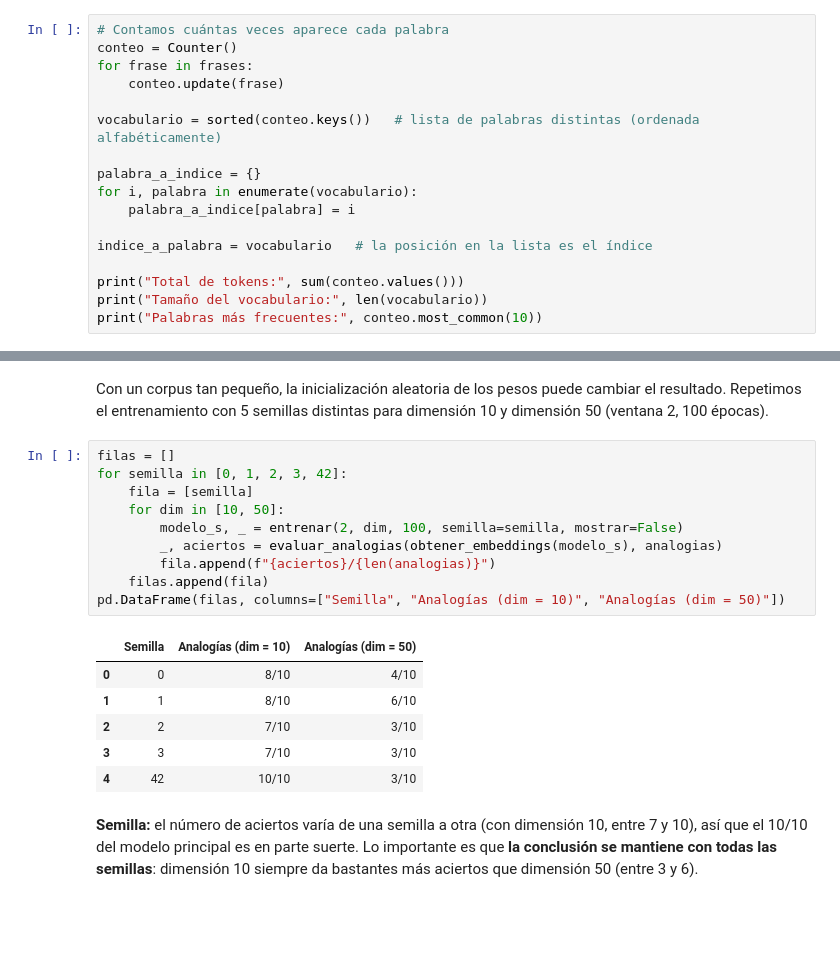
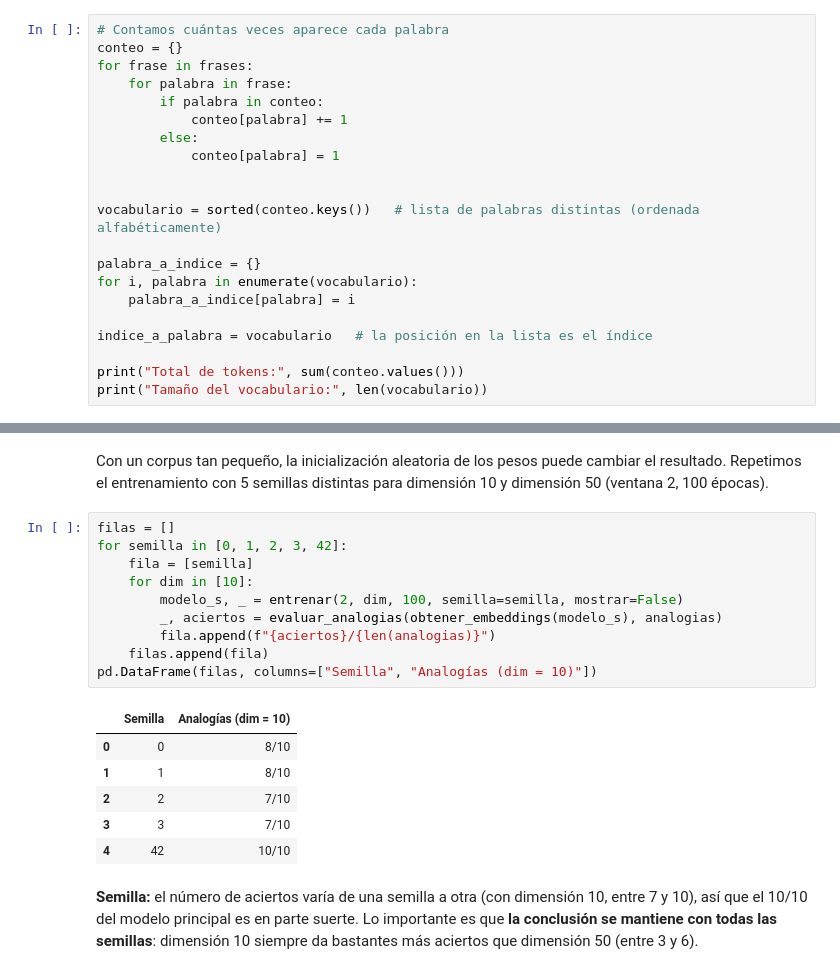
Before and after one commit to danirodriguezz/practica-word2vec-skipgram, a Jupyter notebook: practica_word2vec_skipgram.ipynb, the cells around one changed output, grey strips where cells are left out. Saved outputs shown, nothing was run; the diff lists cells and outputs as text; blank space fills up the shorter version.

```diff
--- a/practica_word2vec_skipgram.ipynb
+++ b/practica_word2vec_skipgram.ipynb
@@ -67,9 +67,14 @@ Necesitamos asignar a cada palabra un número (índice), porque la red trabaja c
 - `indice_a_palabra`: de número a palabra (para interpretar los resultados).
 # %%
 # Contamos cuántas veces aparece cada palabra
-conteo = Counter()
+conteo = {}
 for frase in frases:
-    conteo.update(frase)
+    for palabra in frase:
+        if palabra in conteo:
+            conteo[palabra] += 1
+        else:
+            conteo[palabra] = 1
+
 
 vocabulario = sorted(conteo.keys())   # lista de palabras distintas (ordenada alfabéticamente)
 
@@ -81,7 +86,6 @@ indice_a_palabra = vocabulario   # la posición en la lista es el índice
 
 print("Total de tokens:", sum(conteo.values()))
 print("Tamaño del vocabulario:", len(vocabulario))
-print("Palabras más frecuentes:", conteo.most_common(10))
 # %% [output]
 Total de tokens: 1148
 Tamaño del vocabulario: 356
@@ -537,20 +540,20 @@ entrenamiento con 5 semillas distintas para dimensión 10 y dimensión 50 (venta
 # %%
 filas = []
 for semilla in [0, 1, 2, 3, 42]:
     fila = [semilla]
-    for dim in [10, 50]:
+    for dim in [10]:
         modelo_s, _ = entrenar(2, dim, 100, semilla=semilla, mostrar=False)
         _, aciertos = evaluar_analogias(obtener_embeddings(modelo_s), analogias)
         fila.append(f"{aciertos}/{len(analogias)}")
     filas.append(fila)
-pd.DataFrame(filas, columns=["Semilla", "Analogías (dim = 10)", "Analogías (dim = 50)"])
+pd.DataFrame(filas, columns=["Semilla", "Analogías (dim = 10)"])
 # %% [output]
-|  | Semilla | Analogías (dim = 10) | Analogías (dim = 50) |
-| 0 | 0 | 8/10 | 4/10 |
-| 1 | 1 | 8/10 | 6/10 |
-| 2 | 2 | 7/10 | 3/10 |
-| 3 | 3 | 7/10 | 3/10 |
-| 4 | 42 | 10/10 | 3/10 |
+|  | Semilla | Analogías (dim = 10) |
+| 0 | 0 | 8/10 |
+| 1 | 1 | 8/10 |
+| 2 | 2 | 7/10 |
+| 3 | 3 | 7/10 |
+| 4 | 42 | 10/10 |
 # %% [markdown]
 **Semilla:** el número de aciertos varía de una semilla a otra (con dimensión 10, entre 7 y 10), así que el 10/10 del
 modelo principal es en parte suerte. Lo importante es que **la conclusión se mantiene con todas las semillas**:
```
Also changed, not shown: parts of 1 cell of this notebook, 1 other file.
